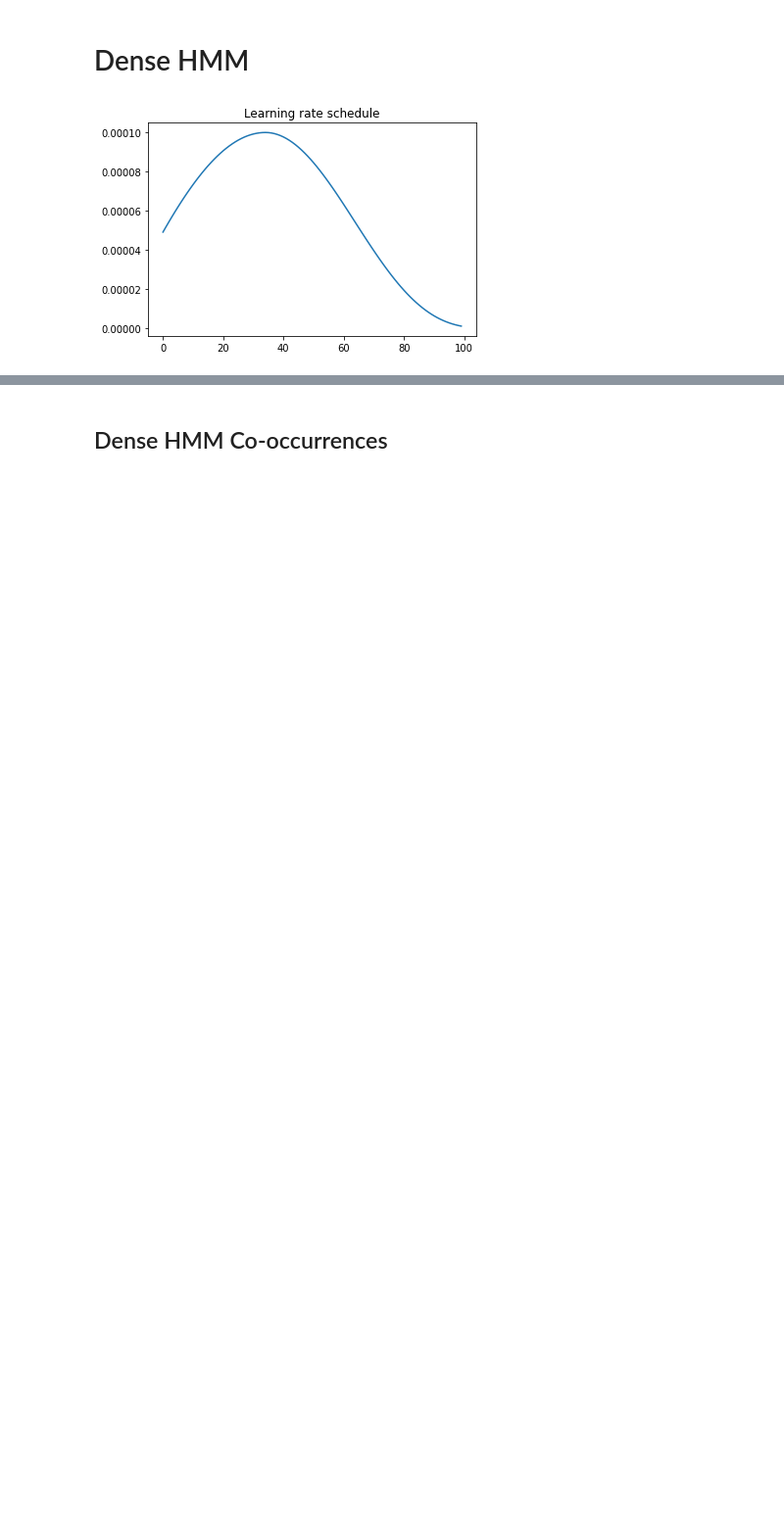
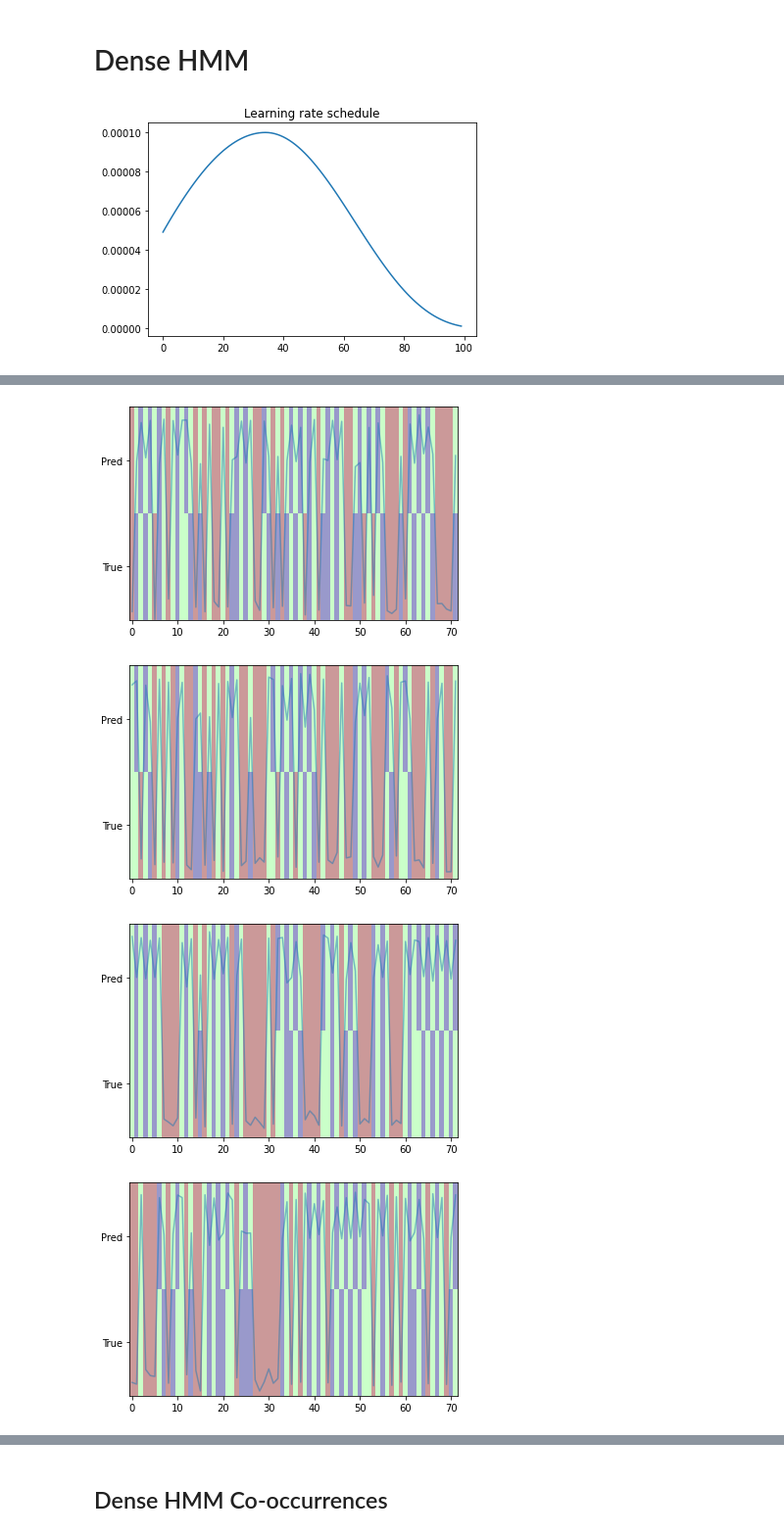
Before and after one commit to CIRGLaboratory/GausianDenseHMM, a Jupyter notebook: code_dense_hmm/simple_test_gaussian.ipynb, the cells around one changed output, grey strips where cells are left out. Shown at 98% size. Cells and saved outputs as stored; diff of their text form; code cells hidden in the pictures; blank space fills up the shorter version.

```diff
--- a/code_dense_hmm/simple_test_gaussian.ipynb
+++ b/code_dense_hmm/simple_test_gaussian.ipynb
@@ -184,12 +197,17 @@ plt.show()
 # %%
-# for i in range(s if plot_all_sequences else  5):
-#     i1 = sum(lengths[:i])
-#     i2 = sum(lengths[:(i+1)])
-#     lim_bottom = min(mu) - 3 * max(sigma)
-#     lim_semi = (min(mu) + max(mu)) / 2
-#     lim_upper = max(mu) + 3*max(sigma)
-#     plt.imshow(X_true[i1:i2].reshape(1, -1), aspect="auto", extent = (-.5, T-.5, lim_bottom, lim_semi), cmap="jet", alpha=0.4)
-#     plt.imshow(preds_perm_d[i1:i2].reshape(1, -1), aspect="auto", extent = (-.5, T-.5, lim_semi, lim_upper), cmap="jet", alpha=0.4)
-#     plt.yticks([(lim_bottom + lim_semi) / 2, (lim_semi + lim_upper) / 2],  ["True", "Pred"])
-#     plt.plot(Y_true[i1:i2], alpha=.5)
-#     plt.show()
+for i in range(s if plot_all_sequences else  5):
+    i1 = sum(lengths[:i])
+    i2 = sum(lengths[:(i+1)])
+    lim_bottom = min(mu) - 3 * max(sigma)
+    lim_semi = (min(mu) + max(mu)) / 2
+    lim_upper = max(mu) + 3*max(sigma)
+    plt.imshow(X_true[i1:i2].reshape(1, -1), aspect="auto", extent = (-.5, T-.5, lim_bottom, lim_semi), cmap="jet", alpha=0.4)
+    plt.imshow(preds_perm_d[i1:i2].reshape(1, -1), aspect="auto", extent = (-.5, T-.5, lim_semi, lim_upper), cmap="jet", alpha=0.4)
+    plt.yticks([(lim_bottom + lim_semi) / 2, (lim_semi + lim_upper) / 2],  ["True", "Pred"])
+    plt.plot(Y_true[i1:i2], alpha=.5)
+    plt.show()
+# %% [output]
+[figure, added]
+[figure, added]
+[figure, added]
+[figure, added]
```
Also changed, not shown: parts of 27 cells of this notebook, 6 other files.
